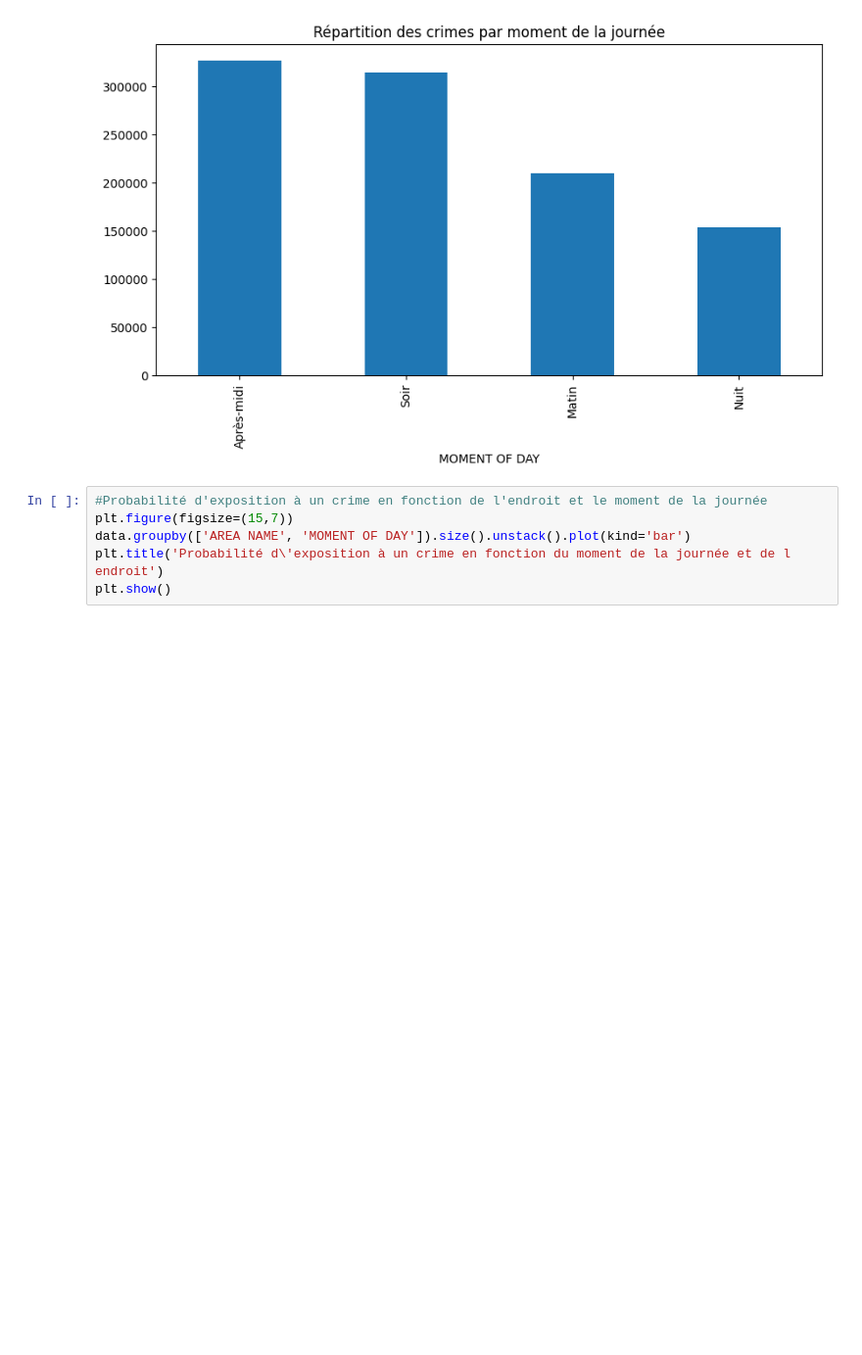
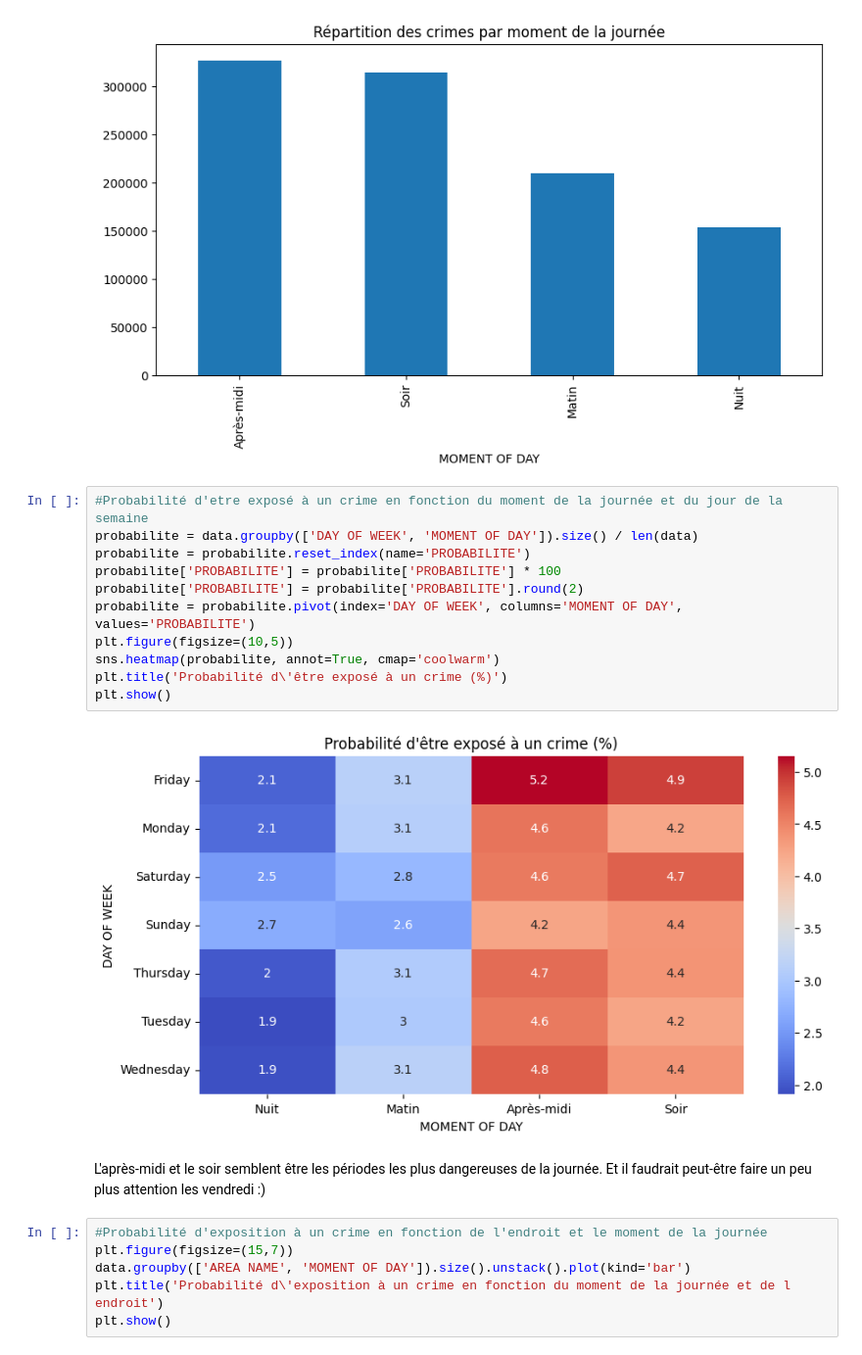
Before and after one commit to Gustiyn/Crime_Data_Analysis, a Jupyter notebook: Crime_data.ipynb, the cells around one changed output. Shown at 98% size. Saved outputs shown, nothing was run; the diff lists cells and outputs as text; blank space fills up the shorter version.

```diff
--- a/Crime_data.ipynb
+++ b/Crime_data.ipynb
@@ -229,6 +266,21 @@ plt.title('Répartition des crimes par moment de la journée')
 plt.show()
 # %% [output]
 [figure]
+# %%
+#Probabilité d'etre exposé à un crime en fonction du moment de la journée et du jour de la semaine
+probabilite = data.groupby(['DAY OF WEEK', 'MOMENT OF DAY']).size() / len(data)
+probabilite = probabilite.reset_index(name='PROBABILITE')
+probabilite['PROBABILITE'] = probabilite['PROBABILITE'] * 100
+probabilite['PROBABILITE'] = probabilite['PROBABILITE'].round(2)
+probabilite = probabilite.pivot(index='DAY OF WEEK', columns='MOMENT OF DAY', values='PROBABILITE')
+plt.figure(figsize=(10,5))
+sns.heatmap(probabilite, annot=True, cmap='coolwarm')
+plt.title('Probabilité d\'être exposé à un crime (%)')
+plt.show()
+# %% [output]
+[figure, added]
+# %% [markdown]
+L'après-midi et le soir semblent être les périodes les plus dangereuses de la journée. Et il faudrait peut-être faire un peu plus attention les vendredi :)
 # %%
 #Probabilité d'exposition à un crime en fonction de l'endroit et le moment de la journée
 plt.figure(figsize=(15,7))
```
Also changed, not shown: parts of 15 cells of this notebook.
